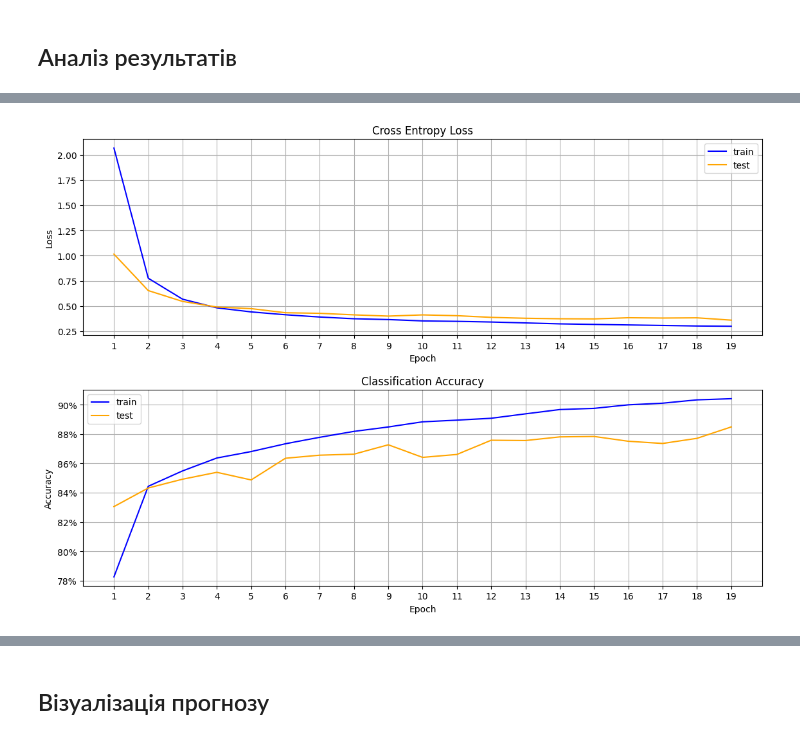
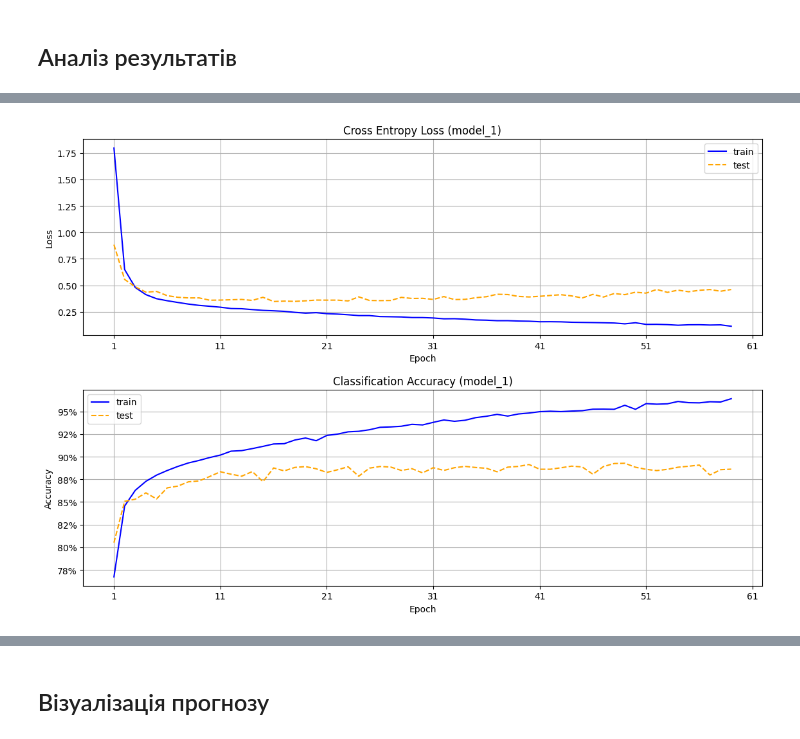
Before and after one commit to lexxai/goit_python_ds_hw_09, a Jupyter notebook: goit_python_ds_hw_09.ipynb, the cells around one changed output, grey strips where cells are left out. Drawn from its saved outputs; the diff is of its cells as text; code cells hidden in the pictures.

```diff
--- a/goit_python_ds_hw_09.ipynb
+++ b/goit_python_ds_hw_09.ipynb
@@ -119,14 +133,10 @@ _________________________________________________________________
 # %%
-batch_size = 600 # перераховувати ваги мережі ми будемо не на всій вибірці, а на її випадковій підмножині з batch_size елементів
-epochs = 19
-
-history = model.fit(
-    x_train,
-    y_train,
-    initial_epoch=0,
-    epochs=epochs,
-    batch_size=batch_size,
-    validation_data=(x_test, y_test),
-    use_multiprocessing=True
-)
+batch_size = 450 # перераховувати ваги мережі ми будемо не на всій вибірці, а на її випадковій підмножині з batch_size елементів
+epochs = 60
+models[model_name].reset_states()
+history = compile_and_fit(models[model_name], model_name, batch_size=batch_size, max_epochs=epochs)
+mh = models_his.get(model_name, [])
+mh.append(history)
+models_his[model_name] = mh
+models[model_name].reset_states()
 # %% [output]
@@ -212,45 +235,49 @@ test_pred.shape
 (10000, 10)
 # %%
-def summarize(histories):
-
+def summarize(histories, name):
   for i in range(len(histories)):
     # plot loss
     plt.figure(figsize=(12,8))
     plt.subplot(2, 1, 1)
-    plt.title('Cross Entropy Loss')
+    plt.title(f'Cross Entropy Loss {name}')
     plt.plot(histories[i].history['loss'], color='blue', label='train')
-    plt.plot(histories[i].history['val_loss'], color='orange', label='test')
+    plt.plot(histories[i].history['val_loss'], "--", color='orange', label='test')
     axis = plt.gca()
     axis.xaxis.set_major_formatter(plt.FuncFormatter(lambda x, _: int((x + 1))))
-    axis.xaxis.set_major_locator(MultipleLocator(1))
+    if len(histories[i].history['loss']) < 40:
+      axis.xaxis.set_major_locator(MultipleLocator(1))
     plt.xlabel('Epoch')
     plt.ylabel('Loss')
     plt.legend()
     plt.grid()
     #plt.show()
     plt.tight_layout(pad=3.0)
     # plot accuracy
     #plt.figure(figsize=(12,8))
     plt.subplot(2, 1, 2)
-    plt.title('Classification Accuracy')
+    plt.title(f'Classification Accuracy {name}')
     plt.plot(histories[i].history['accuracy'], color='blue', label='train')
-    plt.plot(histories[i].history['val_accuracy'], color='orange', label='test')
+    plt.plot(histories[i].history['val_accuracy'], "--", color='orange', label='test')
     axis = plt.gca()
     axis.xaxis.set_major_formatter(plt.FuncFormatter(lambda x, _: int((x + 1))))
-    axis.xaxis.set_major_locator(MultipleLocator(1))
+    if len(histories[i].history['accuracy']) < 40:
+      axis.xaxis.set_major_locator(MultipleLocator(1))
     axis.yaxis.set_major_formatter(plt.FuncFormatter(lambda y, _: f'{y:.0%}'))
     plt.legend()
     plt.xlabel('Epoch')
     plt.ylabel('Accuracy')
     plt.grid()
     plt.show()
 
 
+# models_his[model_name] = [history]
+# print(models_his)
 
-
-summarize([history])
+for name, models_h in models_his.items():
+  #print(name)
+  summarize(models_h, f"({name})")
 # %% [output]
-[figure, old version]
+[figure, new version]
 # %%
 test_pred_values = tf.math.argmax(test_pred, axis=1)
 # %%
```
Also changed, not shown: parts of 13 cells of this notebook.
